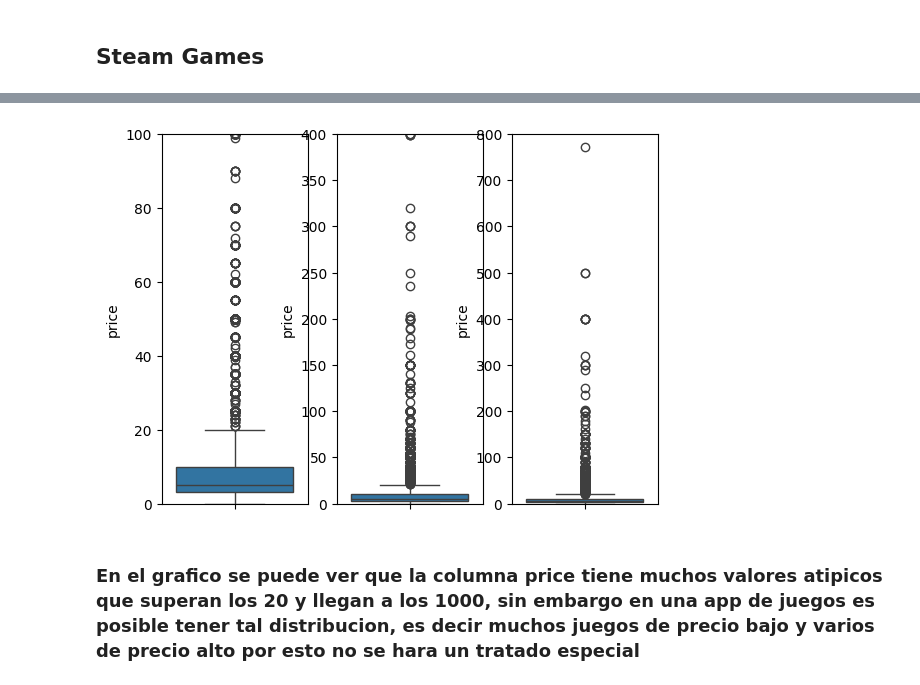
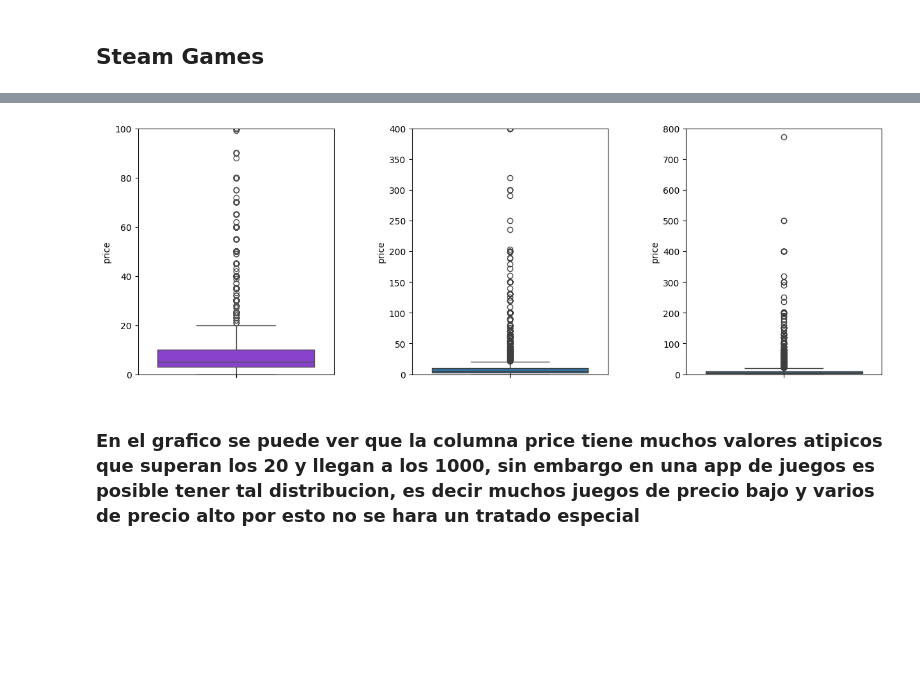
Before and after one commit to brunozenobio/PI_MLOps, a Jupyter notebook: EDA_preprocesamiento.ipynb, the cells around one changed output, grey strips where cells are left out. Cells and saved outputs as stored; diff of their text form; code cells hidden in the pictures; blank space fills up the shorter version.

```diff
--- a/EDA_preprocesamiento.ipynb
+++ b/EDA_preprocesamiento.ipynb
@@ -58,14 +43,15 @@ memory usage: 5.9+ MB
 # %%
-fig,ax = plt.subplots(1,3)
-sns.boxplot(data=steam_games,y='price',ax = ax[0])
+fig, ax = plt.subplots(1, 3, figsize=(15, 5))
+sns.boxplot(data=steam_games,y='price',ax = ax[0],color='blueviolet')
 sns.boxplot(data=steam_games,y='price',ax = ax[1])
 sns.boxplot(data=steam_games,y='price',ax = ax[2])
 ax[0].set_ylim(0,100)
 ax[1].set_ylim(0,400)
 ax[2].set_ylim(0,800)
+plt.subplots_adjust(wspace=0.4)   # Agrego espacio entre los graficos
 plt.show()
 # %% [output]
-[figure, old version]
+[figure, new version]
 # %% [markdown]
 ### En el grafico se puede ver que la columna price tiene muchos valores atipicos que superan los 20 y llegan a los 1000, sin embargo en una app de juegos es posible tener tal distribucion, es decir muchos juegos de precio bajo y varios de precio alto por esto no se hara un tratado especial
 # %%
```
Also changed, not shown: parts of 9 cells of this notebook, 8 other files.
